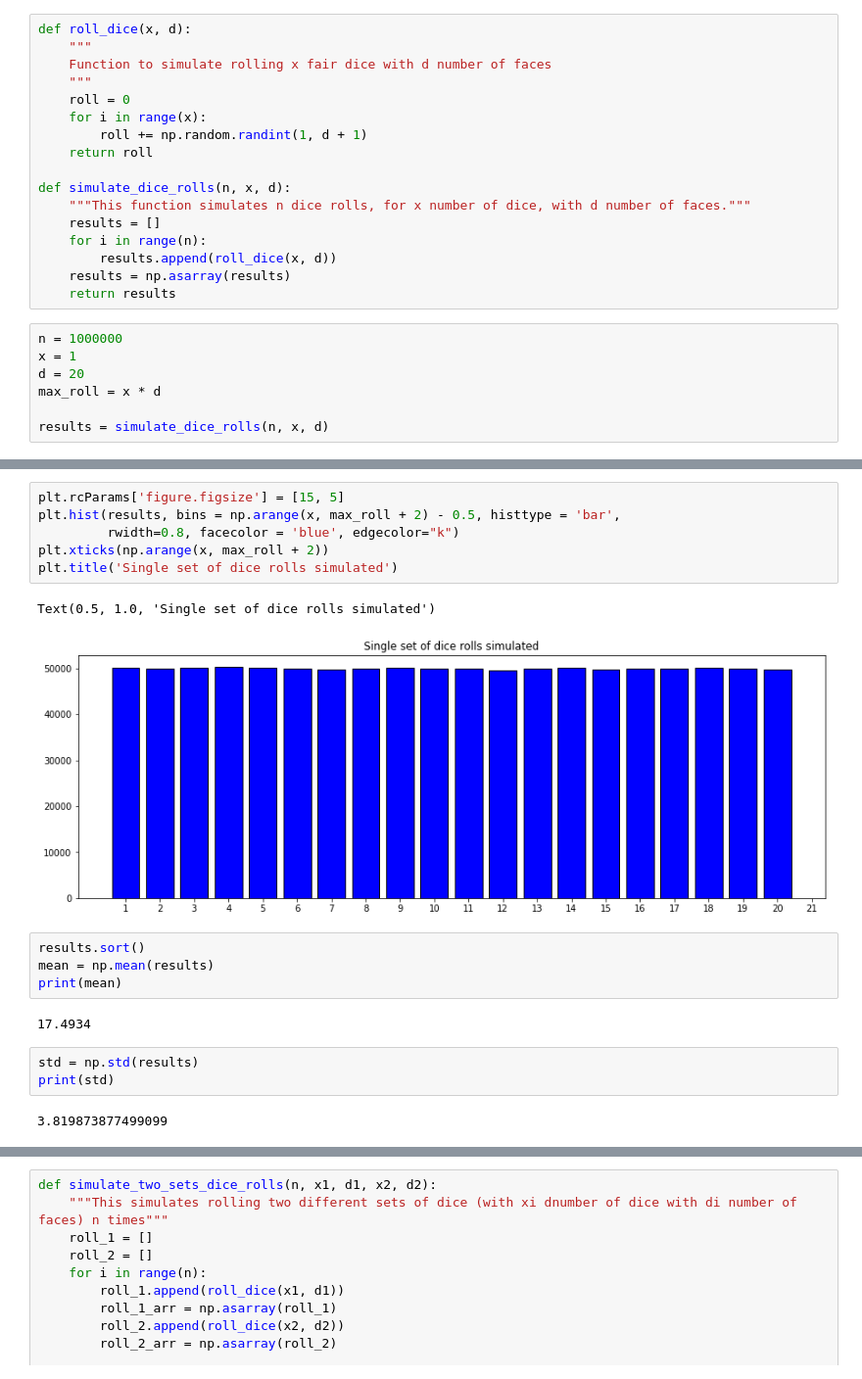
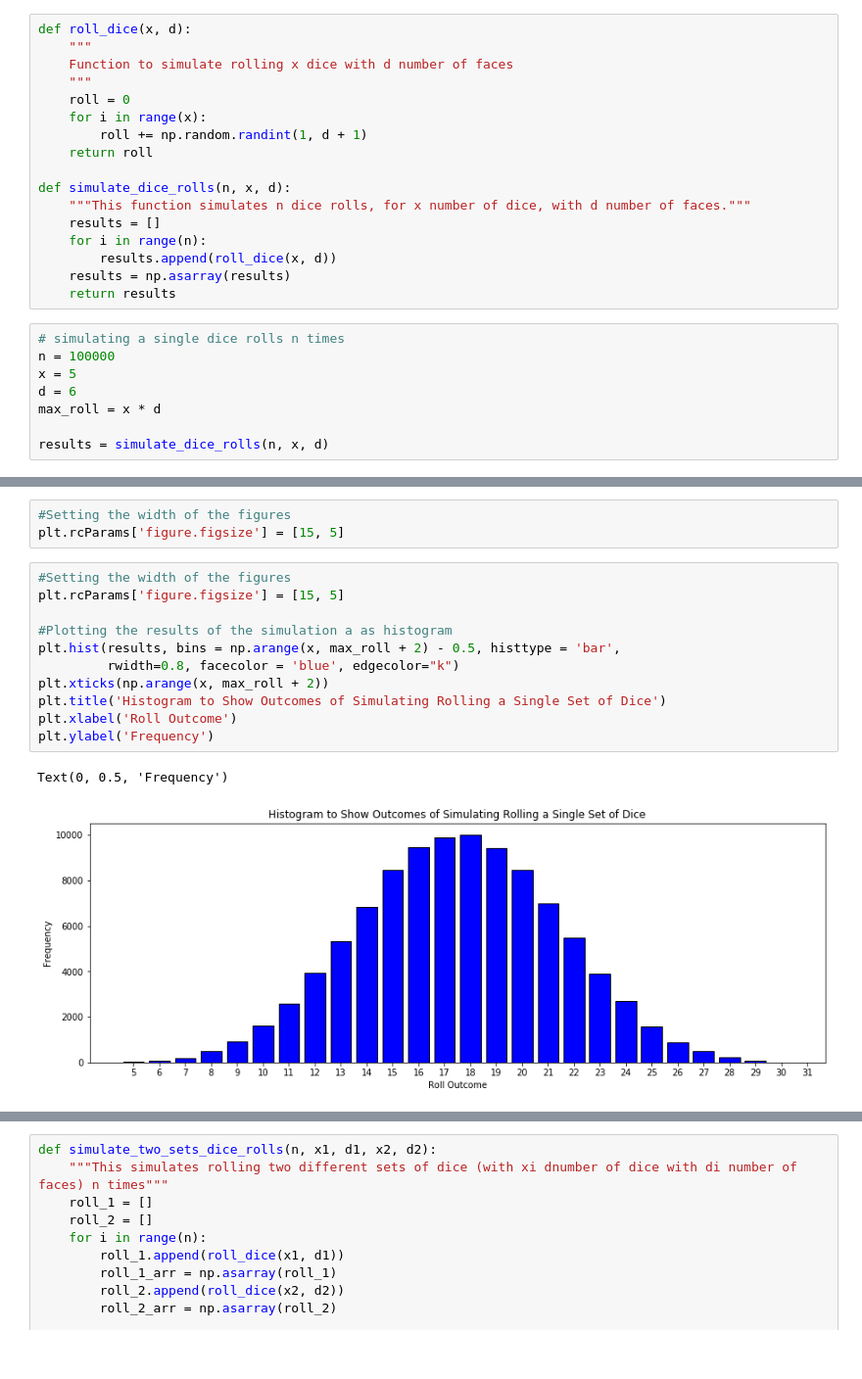
Before and after one commit to Richard-D-Todd/Dice-Rolling, a Jupyter notebook: Dice Rolling.ipynb, the cells around one changed output, grey strips where cells are left out. Shown at 98% size. Cells and saved outputs as stored; diff of their text form.

```diff
--- a/Dice Rolling.ipynb
+++ b/Dice Rolling.ipynb
@@ -17,7 +34,7 @@ import math
 # %%
 def roll_dice(x, d):
     """
-    Function to simulate rolling x fair dice with d number of faces
+    Function to simulate rolling x dice with d number of faces
     """
     roll = 0
     for i in range(x):
@@ -32,9 +49,10 @@ def simulate_dice_rolls(n, x, d):
     results = np.asarray(results)
     return results
 # %%
-n = 1000000
-x = 1
-d = 20
+# simulating a single dice rolls n times
+n = 100000
+x = 5
+d = 6
 max_roll = x * d
 
 results = simulate_dice_rolls(n, x, d)
@@ -65,20 +81,17 @@ for i in range(x, max_roll + 1):
+# %%
+#Setting the width of the figures
+plt.rcParams['figure.figsize'] = [15, 5]
 # %%
+#Setting the width of the figures
 plt.rcParams['figure.figsize'] = [15, 5]
+
+#Plotting the results of the simulation a as histogram
 plt.hist(results, bins = np.arange(x, max_roll + 2) - 0.5, histtype = 'bar',
          rwidth=0.8, facecolor = 'blue', edgecolor="k")
 plt.xticks(np.arange(x, max_roll + 2))
-plt.title('Single set of dice rolls simulated')
+plt.title('Histogram to Show Outcomes of Simulating Rolling a Single Set of Dice')
+plt.xlabel('Roll Outcome')
+plt.ylabel('Frequency')
 # %% [output]
-Text(0.5, 1.0, 'Single set of dice rolls simulated')
+Text(0, 0.5, 'Frequency')
-[figure, old version]
+[figure, new version]
-# %%
-results.sort()
-mean = np.mean(results)
-print(mean)
-# %% [output]
-17.4934
-# %%
-std = np.std(results)
-print(std)
-# %% [output]
-3.819873877499099
```
Also changed, not shown: parts of 63 cells of this notebook, 12 other files.
